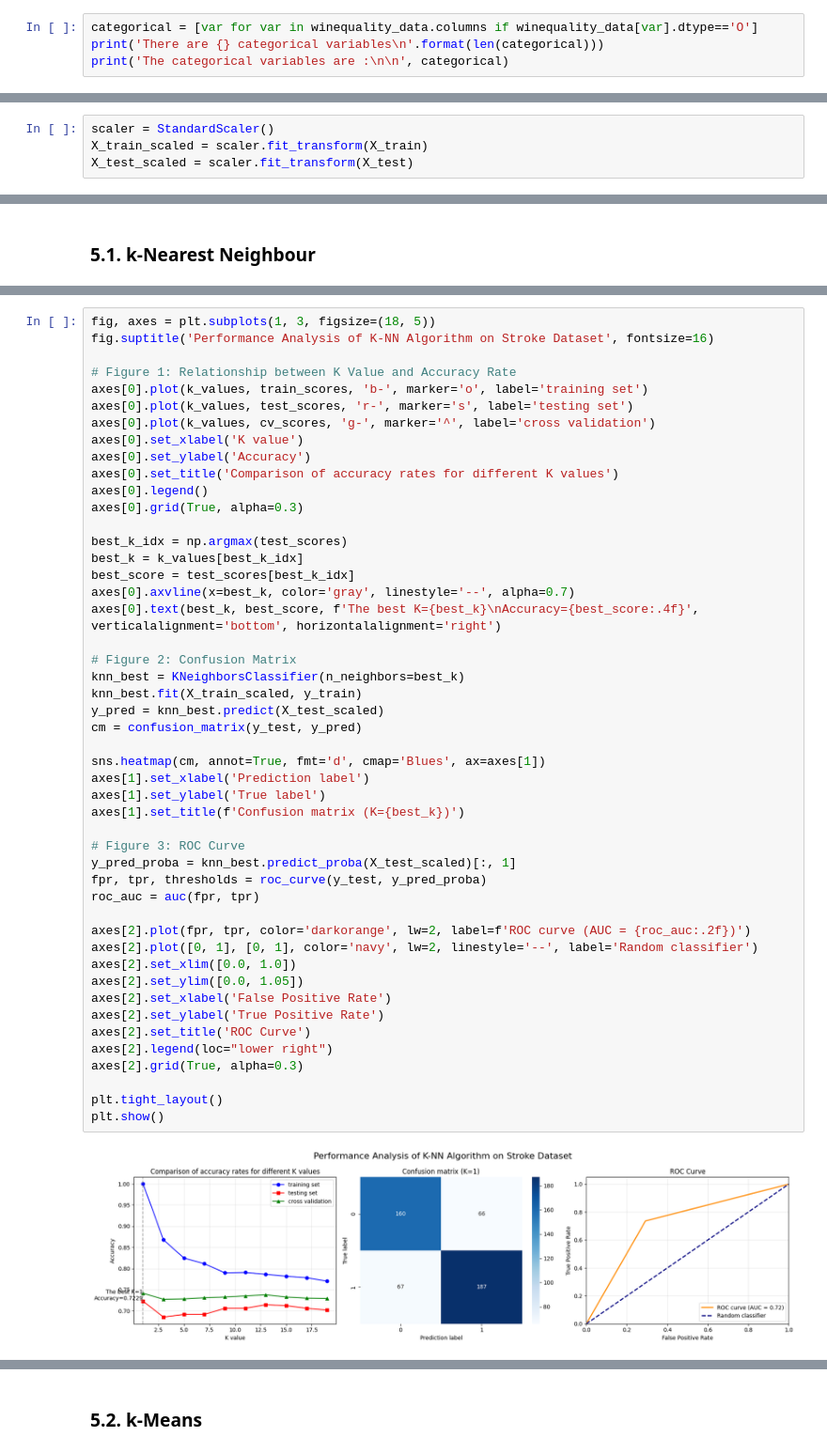
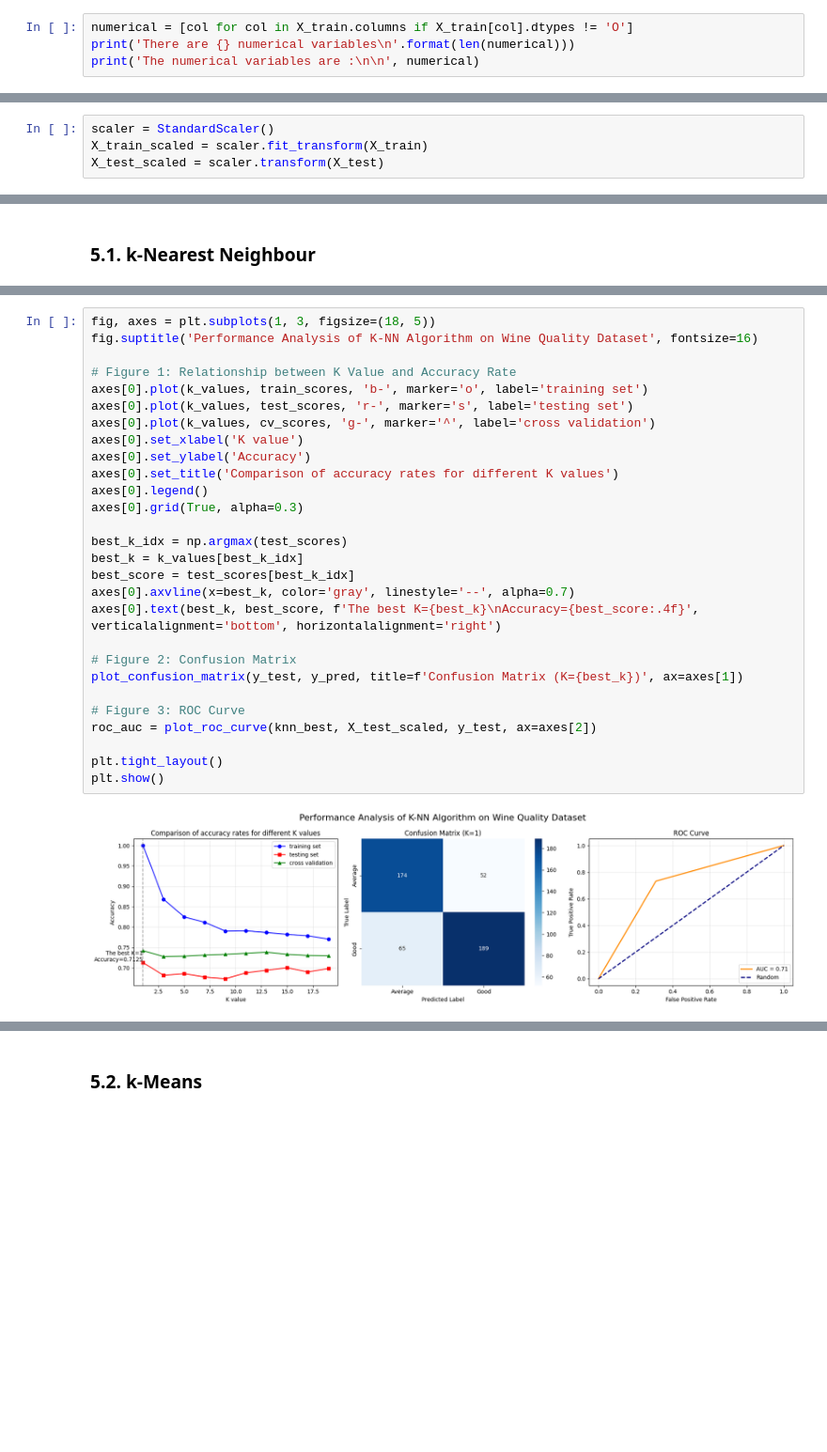
Before and after one commit to Iris-Jiaa/DSML2-ChangyuJia, a Jupyter notebook: notebook/dsml-classicAlgorithms.ipynb, the cells around one changed output, grey strips where cells are left out. Shown at 94% size. Cells and saved outputs as stored; diff of their text form; blank space fills up the shorter version.

Commit message:
update classicAlgorithms notebook

```diff
--- a/notebook/dsml-classicAlgorithms.ipynb
+++ b/notebook/dsml-classicAlgorithms.ipynb
@@ -155,7 +217,7 @@ dtype: object
 # %% [markdown]
 Create a list of column names where the data type is 'Object'. Then, print the total number of categorical variables found in the dataset and the names of the categorical variables stored in the list.
 # %%
-categorical = [var for var in winequality_data.columns if winequality_data[var].dtype=='O']
-print('There are {} categorical variables\n'.format(len(categorical)))
-print('The categorical variables are :\n\n', categorical)
+numerical = [col for col in X_train.columns if X_train[col].dtypes != 'O']
+print('There are {} numerical variables\n'.format(len(numerical)))
+print('The numerical variables are :\n\n', numerical)
 # %% [output]
@@ -202,7 +266,7 @@ Display the first few rows of the transformed training set to inspect the result
 # %%
 scaler = StandardScaler()
 X_train_scaled = scaler.fit_transform(X_train)
-X_test_scaled = scaler.fit_transform(X_test)
+X_test_scaled = scaler.transform(X_test)
 # %% [markdown]
 # 5. Model training <a class="anchor" id="5"></a>
 [Table of Contents](#0.1)
@@ -248,50 +377,30 @@ K=19 | Training accuracy: 0.7703 | Testing accuracy: 0.7021 | Cross validation:
 # %%
 fig, axes = plt.subplots(1, 3, figsize=(18, 5))
-fig.suptitle('Performance Analysis of K-NN Algorithm on Stroke Dataset', fontsize=16)
+fig.suptitle('Performance Analysis of K-NN Algorithm on Wine Quality Dataset', fontsize=16)
 
 # Figure 1: Relationship between K Value and Accuracy Rate
 axes[0].plot(k_values, train_scores, 'b-', marker='o', label='training set')
 axes[0].plot(k_values, test_scores, 'r-', marker='s', label='testing set')
 axes[0].plot(k_values, cv_scores, 'g-', marker='^', label='cross validation')
 axes[0].set_xlabel('K value')
 axes[0].set_ylabel('Accuracy')
 axes[0].set_title('Comparison of accuracy rates for different K values')
 axes[0].legend()
 axes[0].grid(True, alpha=0.3)
 
 best_k_idx = np.argmax(test_scores)
 best_k = k_values[best_k_idx]
 best_score = test_scores[best_k_idx]
 axes[0].axvline(x=best_k, color='gray', linestyle='--', alpha=0.7)
 axes[0].text(best_k, best_score, f'The best K={best_k}\nAccuracy={best_score:.4f}', verticalalignment='bottom', horizontalalignment='right')
 
 # Figure 2: Confusion Matrix
-knn_best = KNeighborsClassifier(n_neighbors=best_k)
-knn_best.fit(X_train_scaled, y_train)
-y_pred = knn_best.predict(X_test_scaled)
-cm = confusion_matrix(y_test, y_pred)
-
-sns.heatmap(cm, annot=True, fmt='d', cmap='Blues', ax=axes[1])
-axes[1].set_xlabel('Prediction label')
-axes[1].set_ylabel('True label')
-axes[1].set_title(f'Confusion matrix (K={best_k})')
+plot_confusion_matrix(y_test, y_pred, title=f'Confusion Matrix (K={best_k})', ax=axes[1])
 
 # Figure 3: ROC Curve
-y_pred_proba = knn_best.predict_proba(X_test_scaled)[:, 1]
-fpr, tpr, thresholds = roc_curve(y_test, y_pred_proba)
-roc_auc = auc(fpr, tpr)
-
-axes[2].plot(fpr, tpr, color='darkorange', lw=2, label=f'ROC curve (AUC = {roc_auc:.2f})')
-axes[2].plot([0, 1], [0, 1], color='navy', lw=2, linestyle='--', label='Random classifier')
-axes[2].set_xlim([0.0, 1.0])
-axes[2].set_ylim([0.0, 1.05])
-axes[2].set_xlabel('False Positive Rate')
-axes[2].set_ylabel('True Positive Rate')
-axes[2].set_title('ROC Curve')
-axes[2].legend(loc="lower right")
-axes[2].grid(True, alpha=0.3)
+roc_auc = plot_roc_curve(knn_best, X_test_scaled, y_test, ax=axes[2])
 
 plt.tight_layout()
 plt.show()
 # %% [output]
-[figure, old version]
+[figure, new version]
```
Also changed, not shown: parts of 35 cells of this notebook.
